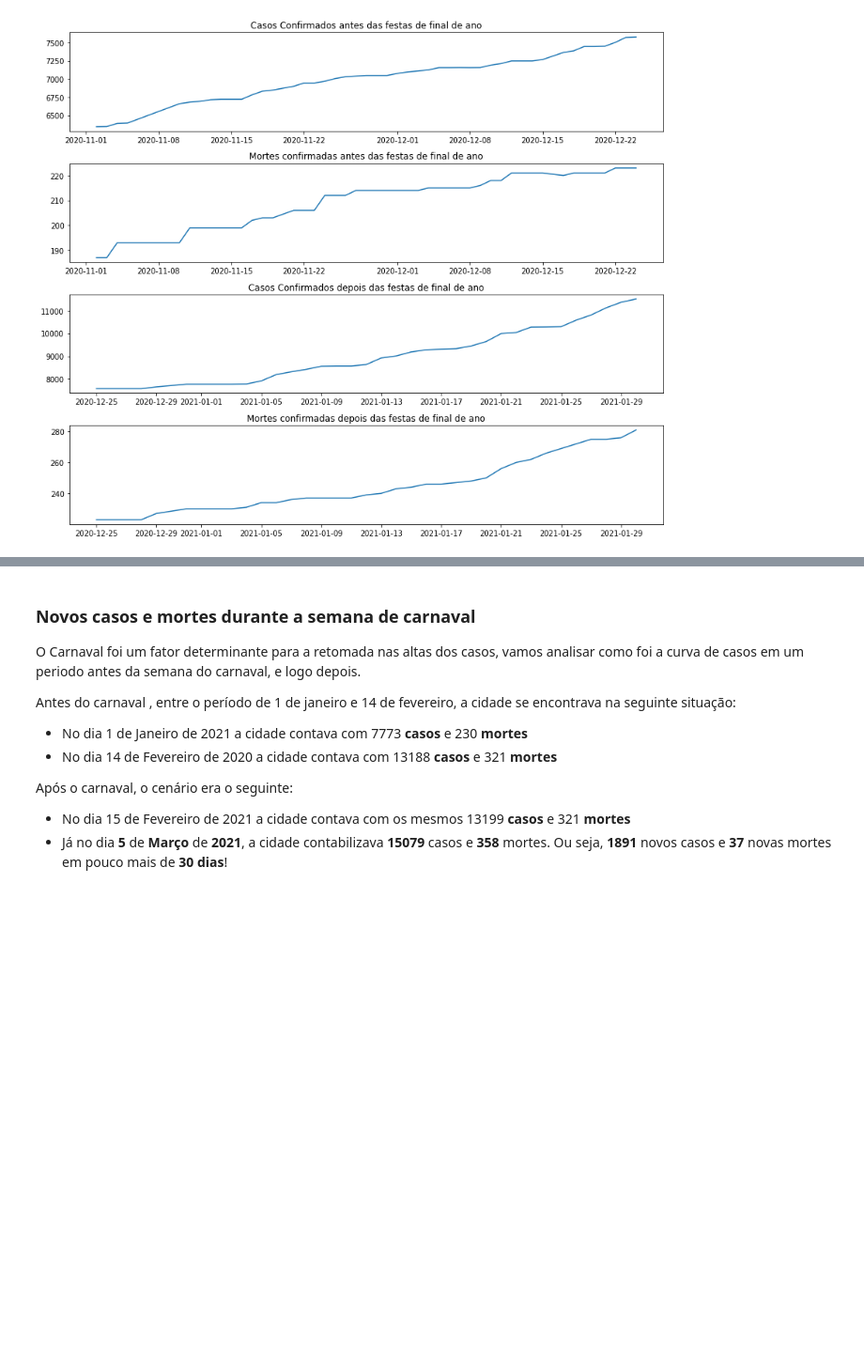
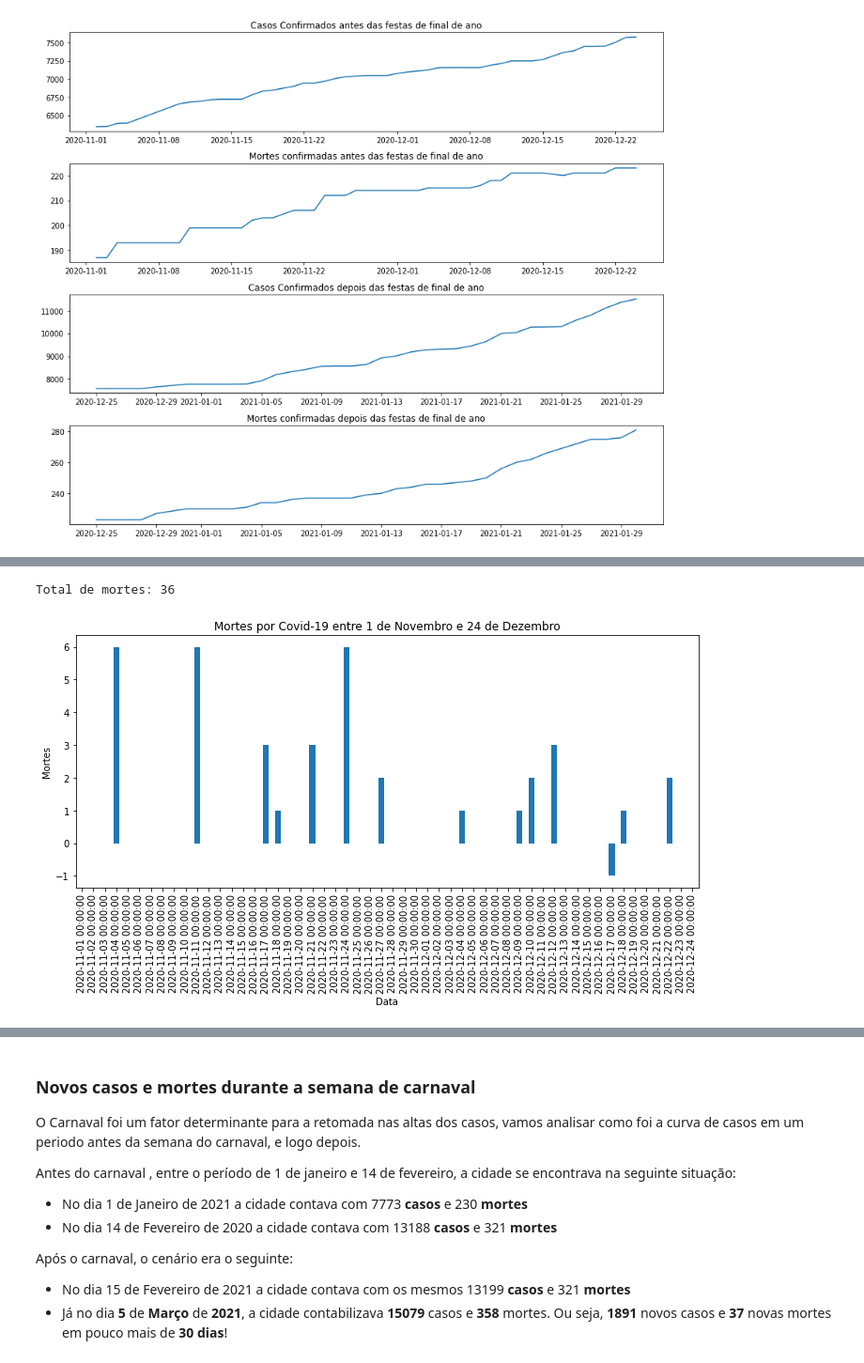
Before and after one commit to teixeiragthiago/portfolio, a Jupyter notebook: Analisando_os_dados_da_Covid_19_em_Franca.ipynb, the cells around one changed output, grey strips where cells are left out. Shown at 94% size. Cells and saved outputs as stored; diff of their text form; code cells hidden in the pictures; blank space fills up the shorter version.

```diff
--- a/Analisando_os_dados_da_Covid_19_em_Franca.ipynb
+++ b/Analisando_os_dados_da_Covid_19_em_Franca.ipynb
@@ -243,0 +240,15 @@ Total de Mortes confirmadas de 25 de Dez 2020 até 30 Jan 2021:  58
+# %%
+fig, ax = plt.subplots(figsize=(10,6))
+
+df_full.loc['2020-11-01':'2020-12-24'].new_deaths.plot(kind="bar", y="new_deaths")
+
+ax.set_title("Mortes por Covid-19 entre 1 de Novembro e 24 de Dezembro")
+ax.set_ylabel("Mortes")
+ax.set_xlabel("Data")
+
+plt.tight_layout()
+
+print(f"Total de mortes: {df_full.loc['2020-11-01': '2020-12-24'].new_deaths.sum()}")
+# %% [output]
+Total de mortes: 36
+[figure, added]
```
Also changed, not shown: parts of 14 cells of this notebook.
